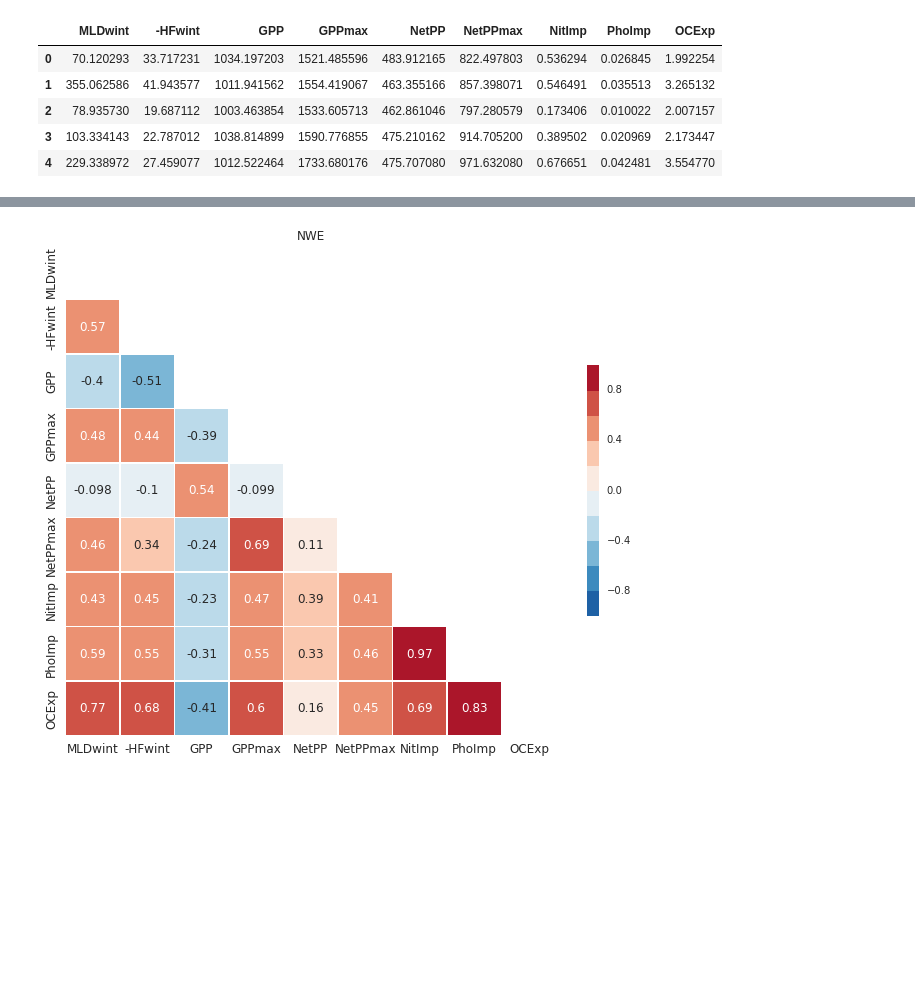
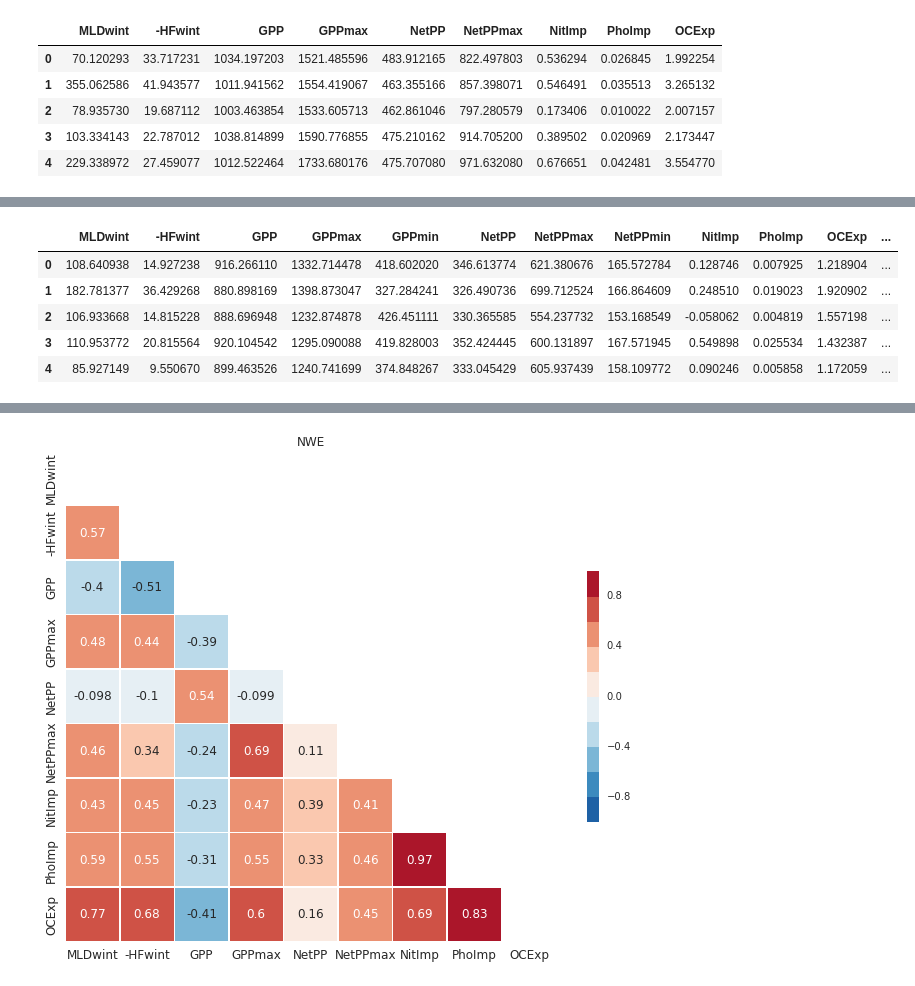
Before and after one commit to dosalex/MY_GIT_REPOS, a Jupyter notebook: CORRELATIONS_COMPUT.ipynb, the cells around one changed output, grey strips where cells are left out. Saved outputs shown, nothing was run; the diff lists cells and outputs as text; code cells hidden in the pictures; blank space fills up the shorter version.

```diff
--- a/CORRELATIONS_COMPUT.ipynb
+++ b/CORRELATIONS_COMPUT.ipynb
@@ -501,0 +751,9 @@ for basin in region_list:
+# %%
+corr_df_mean_ION.head()
+# %% [output]
+|  | MLDwint | -HFwint | GPP | GPPmax | GPPmin | NetPP | NetPPmax | NetPPmin | NitImp | PhoImp | OCExp | ... |
+| 0 | 108.640938 | 14.927238 | 916.266110 | 1332.714478 | 418.602020 | 346.613774 | 621.380676 | 165.572784 | 0.128746 | 0.007925 | 1.218904 | ... |
+| 1 | 182.781377 | 36.429268 | 880.898169 | 1398.873047 | 327.284241 | 326.490736 | 699.712524 | 166.864609 | 0.248510 | 0.019023 | 1.920902 | ... |
+| 2 | 106.933668 | 14.815228 | 888.696948 | 1232.874878 | 426.451111 | 330.365585 | 554.237732 | 153.168549 | -0.058062 | 0.004819 | 1.557198 | ... |
+| 3 | 110.953772 | 20.815564 | 920.104542 | 1295.090088 | 419.828003 | 352.424445 | 600.131897 | 167.571945 | 0.549898 | 0.025534 | 1.432387 | ... |
+| 4 | 85.927149 | 9.550670 | 899.463526 | 1240.741699 | 374.848267 | 333.045429 | 605.937439 | 158.109772 | 0.090246 | 0.005858 | 1.172059 | ... |
```
Also changed, not shown: parts of 16 cells of this notebook.
